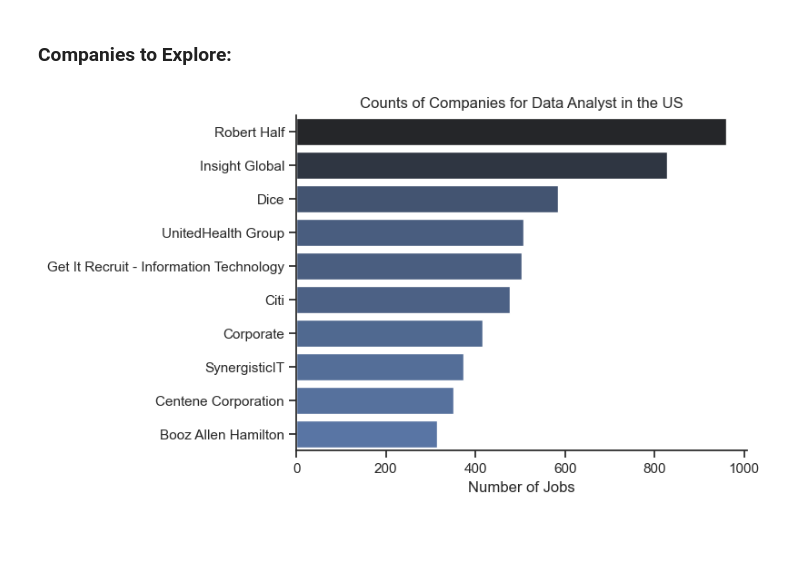
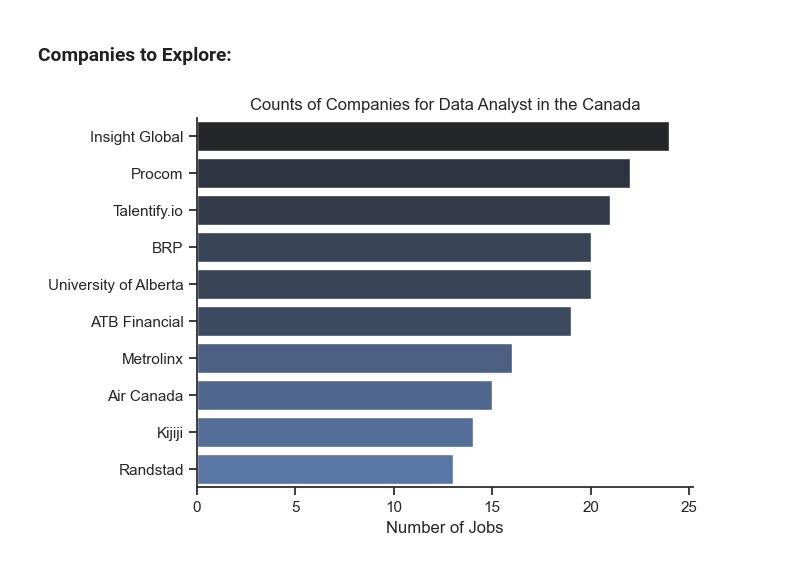
Before and after one commit to Abubakar-colla/PYTHON_DATA_PROJECT, a Jupyter notebook: 3_Project/1_EDA_Intro.ipynb, the cells around one changed output. Saved outputs shown, nothing was run; the diff lists cells and outputs as text; code cells hidden in the pictures; blank space fills up the shorter version.

```diff
--- a/3_Project/1_EDA_Intro.ipynb
+++ b/3_Project/1_EDA_Intro.ipynb
@@ -121,7 +121,7 @@ df['job_skills'] = df['job_skills'].apply(lambda x: ast.literal_eval(x) if pd.no
 # %% [markdown]
 ### Filter for US Data Analyst roles
 # %%
-df_DA_US = df[(df['job_country'] == 'United States') & (df['job_title_short'] == 'Data Analyst')]
+df_DA_CA = df[(df['job_country'] == 'Canada') & (df['job_title_short'] == 'Data Analyst')]
 # %% [markdown]
 ### Locations to Explore:
 # %%
@@ -160,14 +160,14 @@ plt.show()
 # %% [markdown]
 ### Companies to Explore:
 # %%
-df_plot = df_DA_US['company_name'].value_counts().head(10).to_frame()
+df_plot = df_DA_CA['company_name'].value_counts().head(10).to_frame()
 
 sns.set_theme(style='ticks')
 sns.barplot(data=df_plot, x='count', y='company_name', hue='count', palette='dark:b_r', legend=False)
 sns.despine()
-plt.title('Counts of Companies for Data Analyst in the US')
+plt.title('Counts of Companies for Data Analyst in the Canada')
 plt.xlabel('Number of Jobs')
 plt.ylabel('')
 plt.show()
 # %% [output]
-[figure, old version]
+[figure, new version]
```
Also changed, not shown: parts of 4 cells of this notebook, 7 other files.
